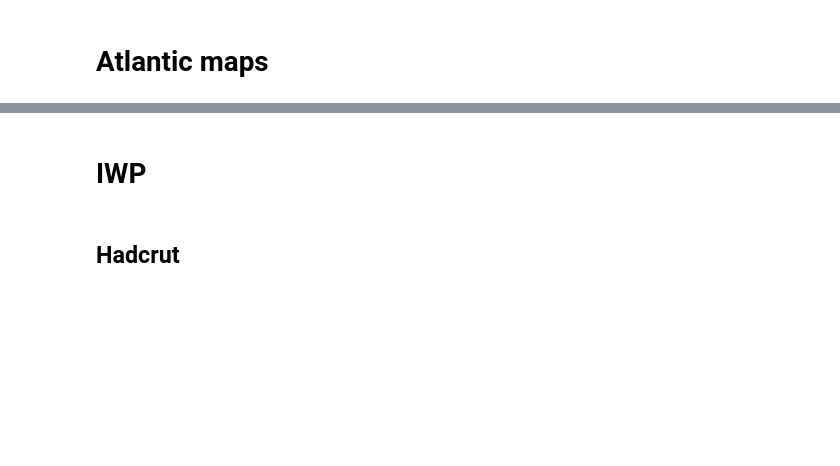
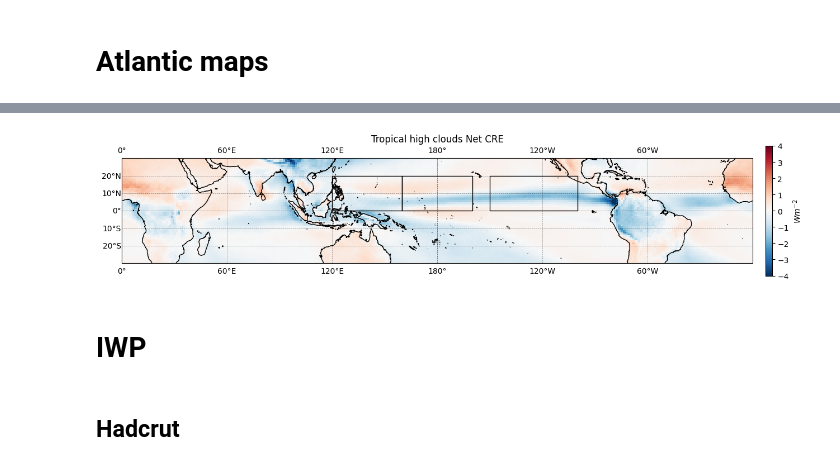
Before and after one commit to paula-rj/HighClouds, a Jupyter notebook: P1.ipynb, the cells around one changed output, grey strips where cells are left out. Cells and saved outputs as stored; diff of their text form; code cells hidden in the pictures; blank space fills up the shorter version.

```diff
--- a/P1.ipynb
+++ b/P1.ipynb
@@ -697,17 +517,23 @@ NameError: name 'netCRE' is not defined
 # %%
 data = global_cre_times.sel(press=[6,5,4]).sum(['press']).mean(['opt','time', ])
 
-plt.figure(figsize=(10,10))
+plt.figure(figsize=(15,15))
 ax1 = plt.axes(projection=usemap_proj)
 
 plot = data.plot(vmin=-4, vmax=4, extend='both',transform = ccrs.PlateCarree(), add_colorbar=False, cmap="RdBu_r")#, extend='both',transform=cart.crs.PlateCarree())
 
 ax1.coastlines(resolution='50m') #transparent
 #ax1.set_extent([data.lon.min().data.item(), data.lon.max().data.item(), data.lat.min().data.item(), data.lat.max().data.item()])
 gl = ax1.gridlines(draw_labels=True, linewidth=0.5, alpha=0.4, color='k', linestyle='--')
-plt.colorbar(plot,fraction=0.019, pad=0.03, label= "$Wm^{-2}$")
-plt.title(f'Net CRE')
-plt.show()
+ax1.add_patch(patches.Rectangle(xy=[120, 0], width=40, height=20, facecolor='none', edgecolor='k', transform=ccrs.PlateCarree()))
+ax1.add_patch(patches.Rectangle(xy=[160, 0], width=40, height=20, facecolor='none', edgecolor='k', transform=ccrs.PlateCarree()))
+ax1.add_patch(patches.Rectangle(xy=[210, 0], width=50, height=20, facecolor='none', edgecolor='k', transform=ccrs.PlateCarree()))
+
+plt.colorbar(plot,fraction=0.01, pad=0.02, label= "$Wm^{-2}$")
+plt.title(f'Tropical high clouds Net CRE')
+plt.savefig("netcreglobal.png")
+# %% [output]
+[figure, added]
 # %% [markdown]
 # IWP
 # %% [markdown]
```
Also changed, not shown: parts of 23 cells of this notebook, 4 other files.
